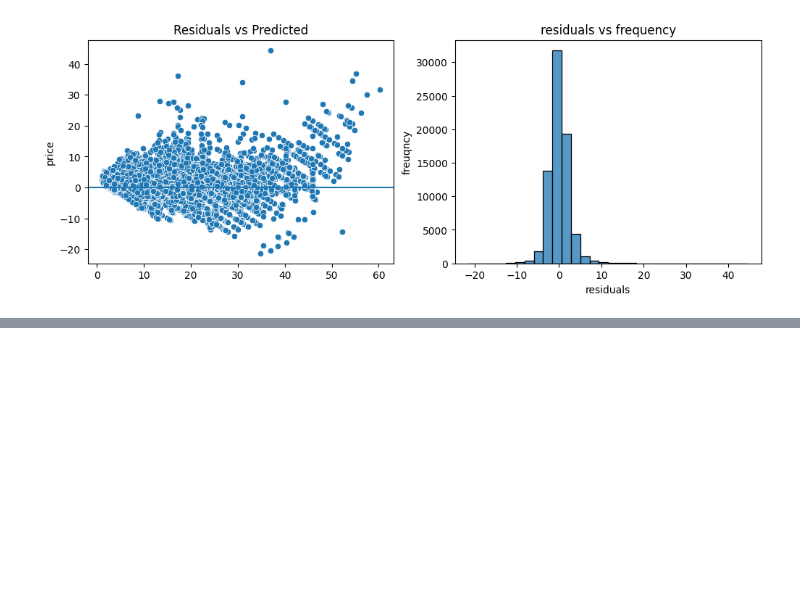
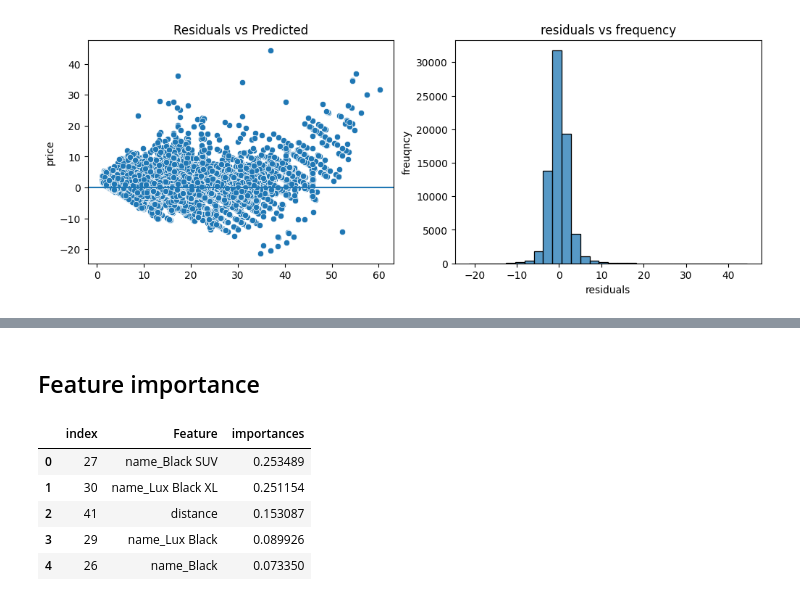
Before and after one commit to Aswarth394/Ride-Share-Dynamic-Price-Prediction, a Jupyter notebook: Dynamic_price_prediction_model.ipynb, the cells around one changed output, grey strips where cells are left out. Cells and saved outputs as stored; diff of their text form; code cells hidden in the pictures; blank space fills up the shorter version.

```diff
--- a/Dynamic_price_prediction_model.ipynb
+++ b/Dynamic_price_prediction_model.ipynb
@@ -581,0 +681,23 @@ plt.show()
+# %% [markdown]
+## Feature  importance
+# %%
+importances=rf_model.feature_importances_
+feature_names=X.columns
+feature_imp_df=pd.DataFrame({
+    "Feature":feature_names,
+    "importances":importances
+})
+
+feature_imp_df.sort_values(
+    by="importances",
+    ascending=False,
+    inplace=True
+)
+feature_imp_df.reset_index().head()
+# %% [output]
+|  | index | Feature | importances |
+| 0 | 27 | name_Black SUV | 0.253489 |
+| 1 | 30 | name_Lux Black XL | 0.251154 |
+| 2 | 41 | distance | 0.153087 |
+| 3 | 29 | name_Lux Black | 0.089926 |
+| 4 | 26 | name_Black | 0.073350 |
```
Also changed, not shown: parts of 18 cells of this notebook.
